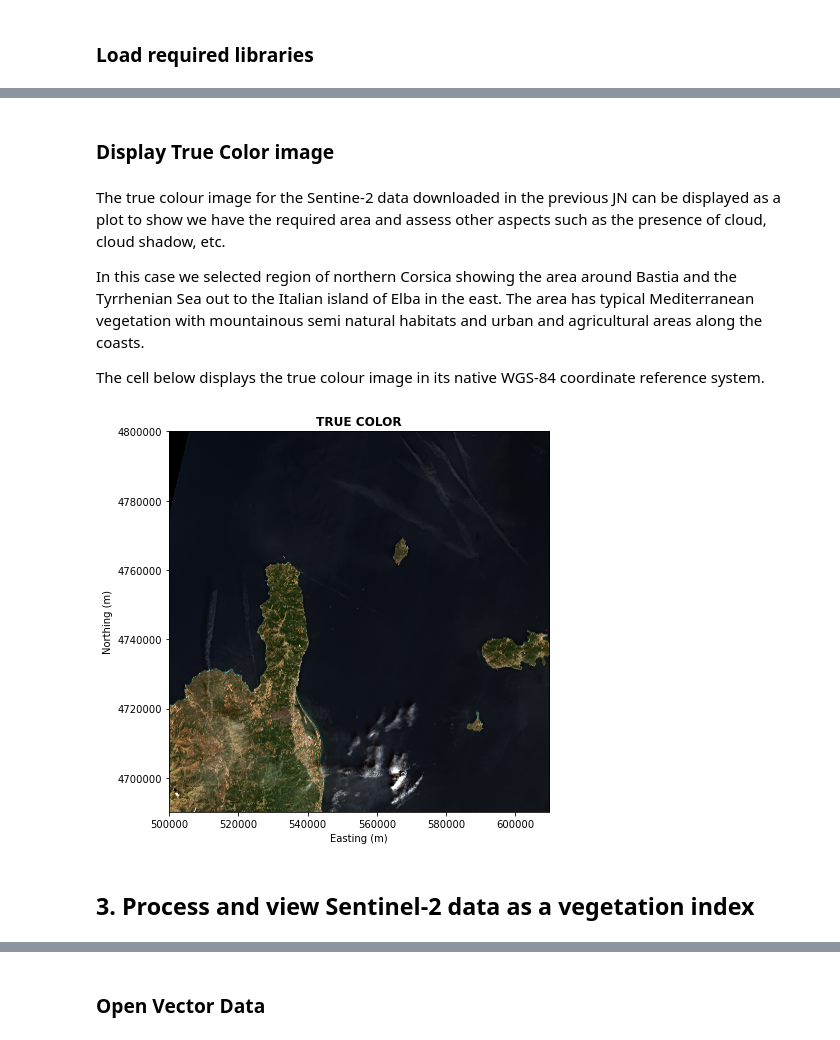
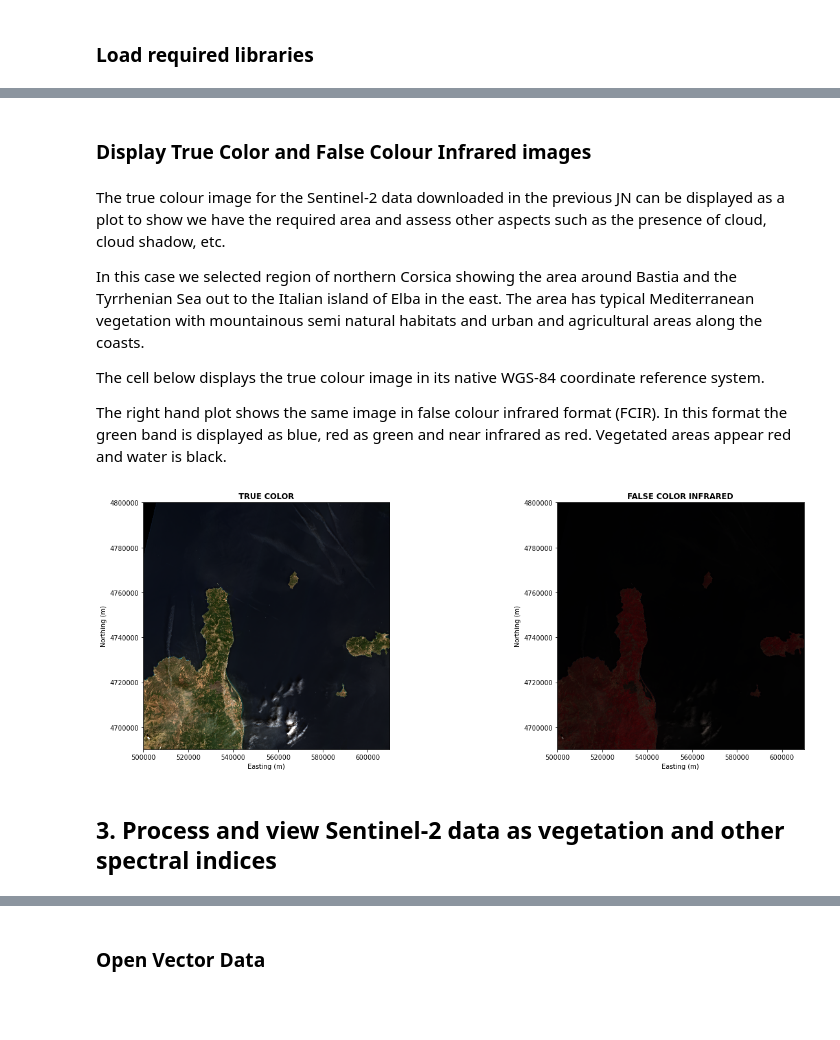
Before and after one commit to wekeo/DEFUNCT-wekeo-jupyter-lab, a Jupyter notebook: land/Land_S2_CLC_processing.ipynb, the cells around one changed output, grey strips where cells are left out. Saved outputs shown, nothing was run; the diff lists cells and outputs as text; code cells hidden in the pictures; blank space fills up the shorter version.

```diff
--- a/land/Land_S2_CLC_processing.ipynb
+++ b/land/Land_S2_CLC_processing.ipynb
@@ -52,27 +54,50 @@ download_dir_path = os.path.join(os.getcwd(), 'data/from_wekeo')
 data_path = os.path.join(os.getcwd(), 'data')
 
 R10 =  os.path.join(download_dir_path, 'S2A_MSIL2A_20170802T101031_N0205_R022_T32TNN_20170802T101051.SAFE/GRANULE/L2A_T32TNN_A011030_20170802T101051/IMG_DATA/R10m') #10 meters resolution folder
+b3 = rio.open(R10+'/L2A_T32TNN_20170802T101031_B03_10m.jp2') #green
 b4 = rio.open(R10+'/L2A_T32TNN_20170802T101031_B04_10m.jp2') #red
 b8 = rio.open(R10+'/L2A_T32TNN_20170802T101031_B08_10m.jp2') #near infrared
 TCI =  rio.open(R10+'/L2A_T32TNN_20170802T101031_TCI_10m.jp2') #true color
 # %% [markdown]
-### Display True Color image
+### Display True Color and False Colour Infrared images
 # %% [markdown]
-The true colour image for the Sentine-2 data downloaded in the previous JN can be displayed as a plot to show we have the required area and assess other aspects such as the presence of cloud, cloud shadow, etc.
+The true colour image for the Sentinel-2 data downloaded in the previous JN can be displayed as a plot to show we have the required area and assess other aspects such as the presence of cloud, cloud shadow, etc.
 
 In this case we selected region of northern Corsica showing the area around Bastia and the Tyrrhenian Sea out to the Italian island of Elba in the east. The area has typical Mediterranean vegetation with mountainous semi natural habitats and urban and agricultural areas along the coasts.
 
 The cell below displays the true colour image in its native WGS-84 coordinate reference system.
+
+The right hand plot shows the same image in false colour infrared format (FCIR). In this format the green band is displayed as blue, red as green and near infrared as red. Vegetated areas appear red and water is black.
-# %%
-fig, ax = plt.subplots(1, figsize=(21,7))
-show(TCI.read(), ax=ax, transform=TCI.transform,  title = "TRUE COLOR")
-ax.set_ylabel("Northing (m)") # (WGS 84 / UTM zone 32N)
-ax.set_xlabel("Easting (m)")
-ax.ticklabel_format(axis = 'both', style = 'plain')
-# %% [output]
-[figure, removed]
+# %%
+fig, (ax, ay) = plt.subplots(1,2, figsize=(21,7))
+show(TCI.read(), ax=ax, transform=TCI.transform,  title = "TRUE COLOR")
+ax.set_ylabel("Northing (m)") # (WGS 84 / UTM zone 32N)
+ax.set_xlabel("Easting (m)")
+ax.ticklabel_format(axis = 'both', style = 'plain')
+
+
+# Function to normalize false colour infrared image
+def normalize(array):
+    """Normalizes numpy arrays into scale 0.0 - 1.0"""
+    array_min, array_max = array.min(), array.max()
+    return ((array - array_min)/(array_max - array_min))
+
+nir = b8.read(1)
+red = b4.read(1)
+green = b3.read(1)
+nirn = normalize(nir)
+redn = normalize(red)
+greenn = normalize(green)
+FCIR = np.dstack((nirn, redn, greenn))
+FCIR = np.moveaxis(FCIR.squeeze(),-1,0)
+show(FCIR, ax=ay, transform=TCI.transform, title = "FALSE COLOR INFRARED")
+ay.set_ylabel("Northing (m)") # (WGS 84 / UTM zone 32N)
+ay.set_xlabel("Easting (m)")
+ay.ticklabel_format(axis = 'both', style = 'plain')
+# %% [output]
+[figure, added]
 # %% [markdown]
-## <a id='sentinel2_ndvi'></a>3. Process and view Sentinel-2 data as a vegetation index
+## <a id='sentinel2_ndvi'></a>3. Process and view Sentinel-2 data as vegetation and other spectral indices
 # %% [markdown]
 Vegetation status is a combination of a number of properties of the vegetation related to growth, density, health and environmental factors. By making measurements of surface reflectance in the red and near infrared (NIR) parts of the spectrum optical instruments can summarise crop status through a vegetation index. The red region is related to chlorophyll absorption and the NIR is related to multiple scattering within leaf structures, therefore low red and high NIR represent healthy / dense vegetation. These values are summarised in the commonly used Normalised Difference Vegetation Index (NDVI).
 
```
Also changed, not shown: parts of 14 cells of this notebook, 1 other file.
